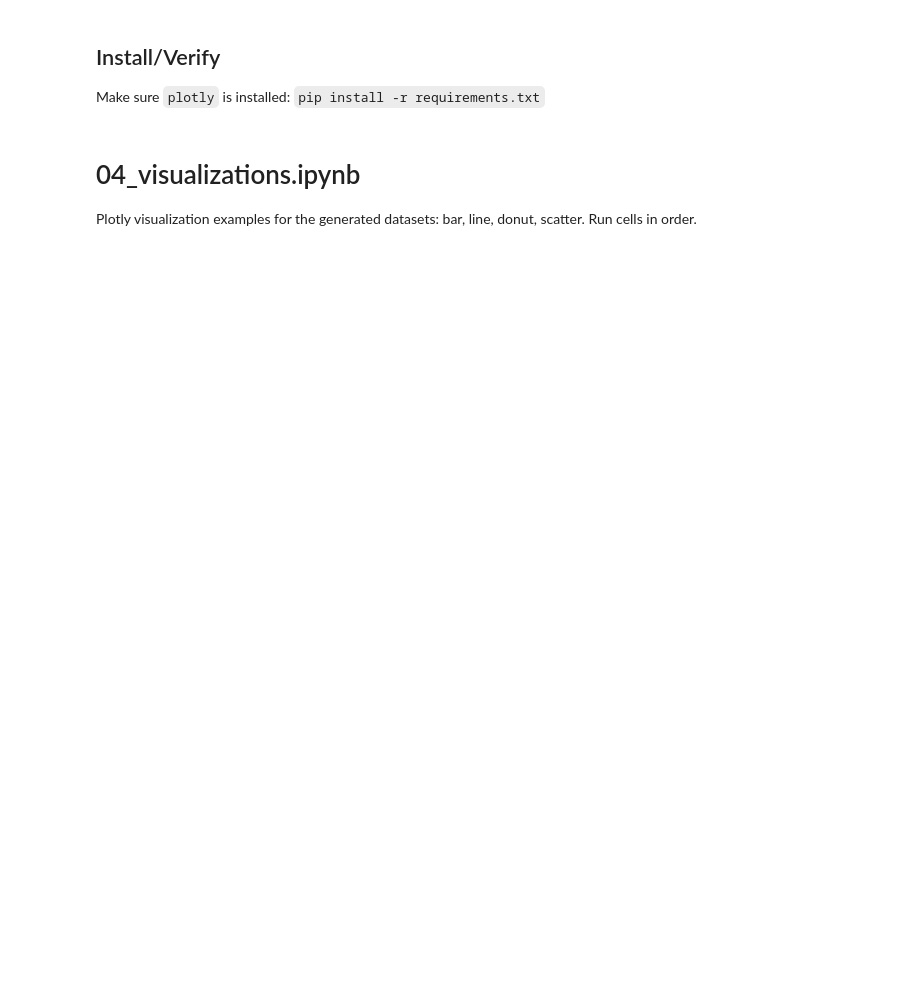
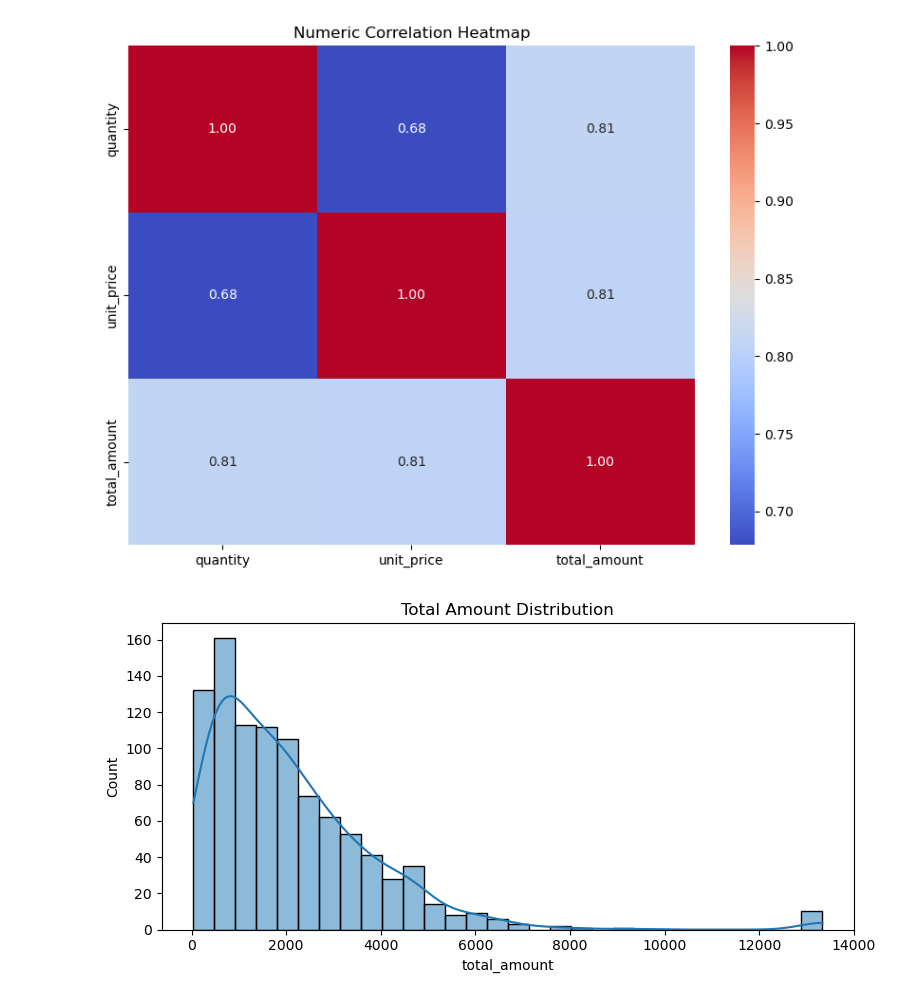
Before and after one commit to JianoFreo/case_study, a Jupyter notebook: google-bi-dashboard-project/notebooks/04_visualizations.ipynb, the cells around one changed output. Drawn from its saved outputs; the diff is of its cells as text; code cells hidden in the pictures; blank space fills up the shorter version.

```diff
--- a/google-bi-dashboard-project/notebooks/04_visualizations.ipynb
+++ b/google-bi-dashboard-project/notebooks/04_visualizations.ipynb
@@ -17,0 +29,7 @@ else:
+# %%
+# Load the sales dataset
+if not (GENERATED_DATA_DIR / 'sales_orders.csv').exists():
+    generate_data.generate_all(n_each=1000, out_dir=GENERATED_DATA_DIR)
+sales = pd.read_csv(GENERATED_DATA_DIR / 'sales_orders.csv')
+sales['order_date'] = pd.to_datetime(sales['order_date'], errors='coerce')
+display(sales.head())
@@ -18,7 +48,5 @@ else:
 # %%
-# Line chart: monthly revenue
-if 'order_date' in sales.columns and 'total_amount' in sales.columns:
-    monthly = sales.set_index('order_date').resample('M')['total_amount'].sum().reset_index()
-    fig = px.line(monthly, x='order_date', y='total_amount', title='Monthly revenue')
-    fig.update_xaxes(rangeslider_visible=True)
-    fig.show()
+# Line chart
+monthly_sales = sales.dropna(subset=['order_date']).set_index('order_date').resample('M')['total_amount'].sum().reset_index()
+fig = px.line(monthly_sales, x='order_date', y='total_amount', title='Monthly Revenue')
+fig.show()
@@ -33,6 +52,0 @@ else:
-# %%
-# Load sales dataset
-sales = pd.read_csv(Path('data/generated')/'sales_orders.csv')
-if 'order_date' in sales.columns:
-    sales['order_date'] = pd.to_datetime(sales['order_date'], errors='coerce')
-print('loaded', len(sales), 'rows')
@@ -46,6 +52,0 @@ print('imports ok')
-# %% [markdown]
-## Install/Verify
-Make sure `plotly` is installed: `pip install -r requirements.txt`
-# %% [markdown]
-# 04_visualizations.ipynb
-Plotly visualization examples for the generated datasets: bar, line, donut, scatter. Run cells in order.
@@ -51,0 +63,21 @@ Plotly visualization examples for the generated datasets: bar, line, donut, scat
+# %%
+# Heatmap, histogram, and box plot
+numeric_sales = sales[['quantity', 'unit_price', 'total_amount']].apply(pd.to_numeric, errors='coerce')
+plt.figure(figsize=(8, 6))
+sns.heatmap(numeric_sales.corr(), annot=True, cmap='coolwarm', fmt='.2f')
+plt.title('Numeric Correlation Heatmap')
+plt.tight_layout()
+plt.show()
+plt.figure(figsize=(8, 4))
+sns.histplot(sales['total_amount'], bins=30, kde=True)
+plt.title('Total Amount Distribution')
+plt.tight_layout()
+plt.show()
+plt.figure(figsize=(8, 4))
+sns.boxplot(x=sales['total_amount'])
+plt.title('Total Amount Box Plot')
+plt.tight_layout()
+plt.show()
+# %% [output]
+[figure, added]
+[figure, added]
```
Also changed, not shown: parts of 11 cells of this notebook, 45 other files.
